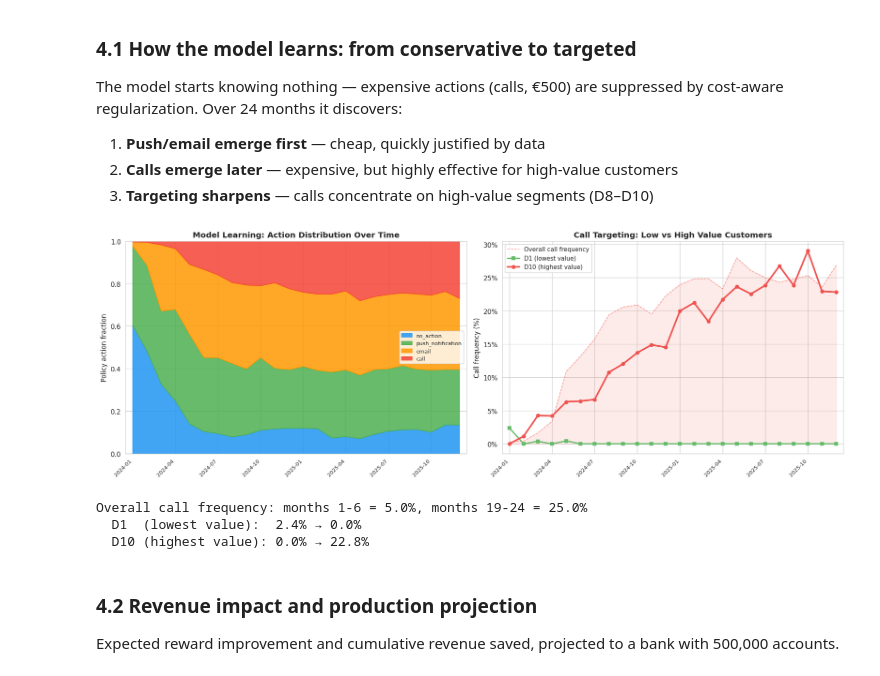
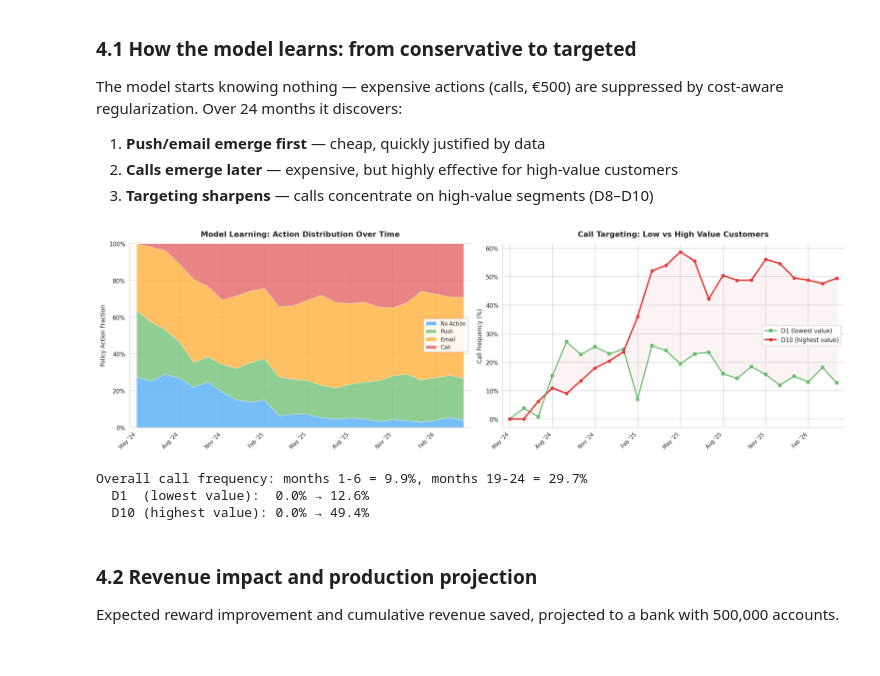
Before and after one commit to mmestrov2000/fintech-hackathon, a Jupyter notebook: notebooks/05_contextual_bandit.ipynb, the cells around one changed output. Saved outputs shown, nothing was run; the diff lists cells and outputs as text; code cells hidden in the pictures.

```diff
--- a/notebooks/05_contextual_bandit.ipynb
+++ b/notebooks/05_contextual_bandit.ipynb
@@ -33,10 +35,11 @@ np.random.seed(SEED)
 # %%
 df = pd.read_csv("../data/output/bandit_training_dataset.csv")
 df["reference_date"] = pd.to_datetime(df["reference_date"])
-df = df.sort_values(["reference_date", "client_id"]).reset_index(drop=True)
+df["reference_month"] = df["reference_date"].dt.to_period("M").dt.to_timestamp()
+df = df.sort_values(["reference_month", "client_id"]).reset_index(drop=True)
 
 print(f"Dataset: {df.shape[0]:,} rows, {df.shape[1]} columns")
 print(f"Date range: {df['reference_date'].min().date()} → {df['reference_date'].max().date()}")
 print(f"Unique customers: {df['client_id'].nunique():,}")
-print(f"Monthly batches: {df['reference_date'].nunique()}")
+print(f"Monthly batches: {df['reference_month'].nunique()}")
 # %% [output]
@@ -57,7 +60,7 @@ FEATURE_COLS = [
 
 ACTIONS = ["no_action", "push_notification", "email", "call"]
 ACTION_TO_IDX = {a: i for i, a in enumerate(ACTIONS)}
-ACTION_COSTS = {"no_action": 0.0, "push_notification": 20.0, "email": 100.0, "call": 1200.0}
+ACTION_COSTS = {"no_action": 0.0, "push_notification": 0.50, "email": 8.0, "call": 80.0}
 N_ACTIONS = len(ACTIONS)
 
 # Ground-truth expected reward columns (from data generation)
@@ -452,13 +511,15 @@ The model starts knowing nothing — expensive actions (calls, €500) are suppr
 2. **Calls emerge later** — expensive, but highly effective for high-value customers
 3. **Targeting sharpens** — calls concentrate on high-value segments (D8–D10)
 # %%
-fig, axes = plt.subplots(1, 2, figsize=(16, 5.5))
+action_colors = {"no_action": "#64B5F6", "push_notification": "#81C784",
+                 "email": "#FFB74D", "call": "#E57373"}
+action_labels = {"no_action": "No Action", "push_notification": "Push",
+                 "email": "Email", "call": "Call"}
 
-action_colors = {"no_action": "#2196F3", "push_notification": "#4CAF50",
-                 "email": "#FF9800", "call": "#F44336"}
+month_labels = [pd.Timestamp(r.month).strftime("%b '%y") for _, r in mdf.iterrows()]
+tick_step = 3
 
-month_labels = [pd.Timestamp(r.month).strftime("%Y-%m") for _, r in mdf.iterrows()]
-tick_step = 3
+fig, axes = plt.subplots(1, 2, figsize=(18, 5.5))
 
 # ── Left: Stacked area — policy action mix over time ──
 ax = axes[0]
@@ -466,60 +527,55 @@ x = np.arange(len(mdf))
 bottom = np.zeros(len(mdf))
 for a_name in ACTIONS:
     vals = mdf[f"frac_{a_name}"].values
     ax.fill_between(x, bottom, bottom + vals, color=action_colors[a_name],
-                    alpha=0.85, label=a_name)
+                    alpha=0.88, label=action_labels[a_name], linewidth=0.5, edgecolor="white")
     bottom += vals
 
 ax.set_xticks(range(0, len(mdf), tick_step))
 ax.set_xticklabels([month_labels[i] for i in range(0, len(mdf), tick_step)],
-                   rotation=45, ha="right", fontsize=8)
-ax.set_ylabel("Policy action fraction")
-ax.set_title("Model Learning: Action Distribution Over Time", fontweight="bold")
-ax.legend(loc="center right", fontsize=8)
+                   rotation=45, ha="right", fontsize=9)
+ax.set_ylabel("Policy Action Fraction", fontsize=10)
+ax.set_title("Model Learning: Action Distribution Over Time", fontsize=13, fontweight="bold", pad=12)
+ax.legend(loc="center right", fontsize=9, framealpha=0.9, edgecolor="#ccc")
 ax.set_ylim(0, 1.0)
 ax.set_xlim(-0.5, len(mdf) - 0.5)
+ax.spines[["top", "right"]].set_visible(False)
+ax.yaxis.set_major_formatter(mticker.FuncFormatter(lambda y, _: f"{y:.0%}"))
 
-# ── Right: Call frequency D1 (lowest) vs D10 (highest) value ──
+# ── Right: Call frequency D1 vs D10 value ──
 ax2 = axes[1]
 
-# Also show overall call frequency as shaded background
-overall_call = mdf["frac_call"].values * 100
-ax2.fill_between(range(len(mdf)), 0, overall_call, alpha=0.10, color="#F44336")
-ax2.plot(range(len(mdf)), overall_call, "--", color="#F44336", linewidth=1, alpha=0.5,
-         label="Overall call frequency")
-
-# D1 and D10 lines
+ax2.fill_between(range(len(mdf)), mdf["call_frac_D1"].values * 100,
+                 mdf["call_frac_D10"].values * 100, alpha=0.08, color="#E57373")
 ax2.plot(range(len(mdf)), mdf["call_frac_D1"].values * 100, "s-",
-         color="#66BB6A", markersize=5, linewidth=2,
-         label="D1 (lowest value)")
+         color="#66BB6A", markersize=5, linewidth=2, label="D1 (lowest value)")
 ax2.plot(range(len(mdf)), mdf["call_frac_D10"].values * 100, "o-",
-         color="#EF5350", markersize=5, linewidth=2.5,
-         label="D10 (highest value)")
+         color="#E53935", markersize=5, linewidth=2.5, label="D10 (highest value)")
 
 ax2.set_xticks(range(0, len(mdf), tick_step))
 ax2.set_xticklabels([month_labels[i] for i in range(0, len(mdf), tick_step)],
-                    rotation=45, ha="right", fontsize=8)
-ax2.set_ylabel("Call frequency (%)")
-ax2.set_title("Call Targeting: Low vs High Value Customers", fontweight="bold")
-ax2.legend(fontsize=9, loc="upper left")
-ax2.yaxis.set_major_formatter(mticker.FuncFormatter(lambda x, _: f"{x:.0f}%"))
+                    rotation=45, ha="right", fontsize=9)
+ax2.set_ylabel("Call Frequency (%)", fontsize=10)
+ax2.set_title("Call Targeting: Low vs High Value Customers", fontsize=13, fontweight="bold", pad=12)
+ax2.legend(fontsize=10, loc="center right", framealpha=0.9, edgecolor="#ccc")
+ax2.yaxis.set_major_formatter(mticker.FuncFormatter(lambda y, _: f"{y:.0f}%"))
 ax2.set_xlim(-0.5, len(mdf) - 0.5)
+ax2.spines[["top", "right"]].set_visible(False)
 
 plt.tight_layout()
 plt.savefig("../data/output/bandit_learning_progression.png", dpi=150, bbox_inches="tight")
 plt.show()
 
-# Print key numbers
 early_call = mdf[mdf["month_idx"] < 6]["frac_call"].mean()
 late_call = mdf[mdf["month_idx"] >= 18]["frac_call"].mean()
 print(f"Overall call frequency: months 1-6 = {early_call:.1%}, months 19-24 = {late_call:.1%}")
 print(f"  D1  (lowest value):  {mdf['call_frac_D1'].iloc[0]:.1%} → {mdf['call_frac_D1'].iloc[-1]:.1%}")
 print(f"  D10 (highest value): {mdf['call_frac_D10'].iloc[0]:.1%} → {mdf['call_frac_D10'].iloc[-1]:.1%}")
 # %% [output]
-[figure, old version]
+[figure, new version]
-Overall call frequency: months 1-6 = 5.0%, months 19-24 = 25.0%
-  D1  (lowest value):  2.4% → 0.0%
-  D10 (highest value): 0.0% → 22.8%
+Overall call frequency: months 1-6 = 9.9%, months 19-24 = 29.7%
+  D1  (lowest value):  0.0% → 12.6%
+  D10 (highest value): 0.0% → 49.4%
 # %% [markdown]
 ### 4.2 Revenue impact and production projection
 
```
Also changed, not shown: parts of 20 cells of this notebook, 16 other files.
